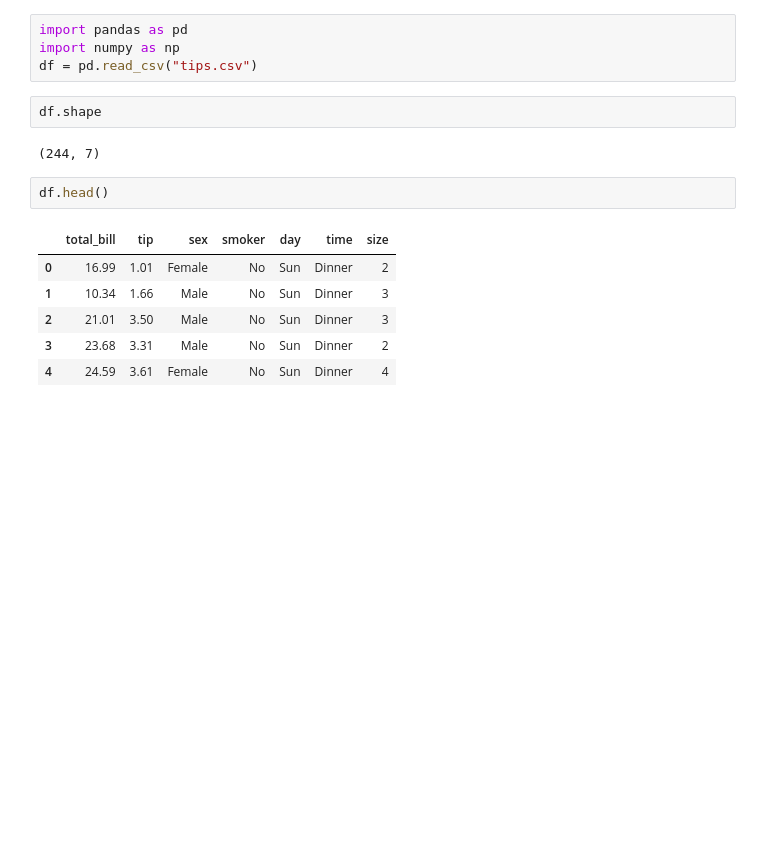
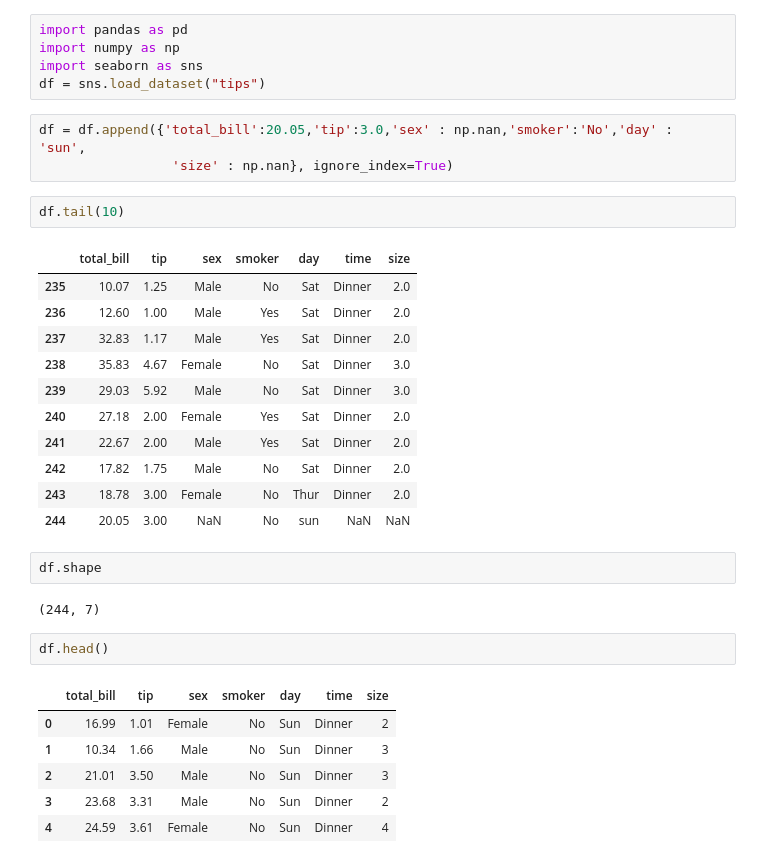
Before and after one commit to srikanth-neelam/DS_21_MAR_2019, a Jupyter notebook: Pandas_Tips.ipynb, the cells around one changed output. Cells and saved outputs as stored; diff of their text form; blank space fills up the shorter version.

```diff
--- a/Pandas_Tips.ipynb
+++ b/Pandas_Tips.ipynb
@@ -1,7 +1,25 @@
 # %%
 import pandas as pd
 import numpy as np
-df = pd.read_csv("tips.csv")
+import seaborn as sns
+df = sns.load_dataset("tips")
+# %%
+df = df.append({'total_bill':20.05,'tip':3.0,'sex' : np.nan,'smoker':'No','day' : 'sun',
+                 'size' : np.nan}, ignore_index=True)
+# %%
+df.tail(10)
+# %% [output]
+|  | total_bill | tip | sex | smoker | day | time | size |
+| 235 | 10.07 | 1.25 | Male | No | Sat | Dinner | 2.0 |
+| 236 | 12.60 | 1.00 | Male | Yes | Sat | Dinner | 2.0 |
+| 237 | 32.83 | 1.17 | Male | Yes | Sat | Dinner | 2.0 |
+| 238 | 35.83 | 4.67 | Female | No | Sat | Dinner | 3.0 |
+| 239 | 29.03 | 5.92 | Male | No | Sat | Dinner | 3.0 |
+| 240 | 27.18 | 2.00 | Female | Yes | Sat | Dinner | 2.0 |
+| 241 | 22.67 | 2.00 | Male | Yes | Sat | Dinner | 2.0 |
+| 242 | 17.82 | 1.75 | Male | No | Sat | Dinner | 2.0 |
+| 243 | 18.78 | 3.00 | Female | No | Thur | Dinner | 2.0 |
+| 244 | 20.05 | 3.00 | NaN | No | sun | NaN | NaN |
 # %%
 df.shape
 # %% [output]
```
Also changed, not shown: 3 other files.
